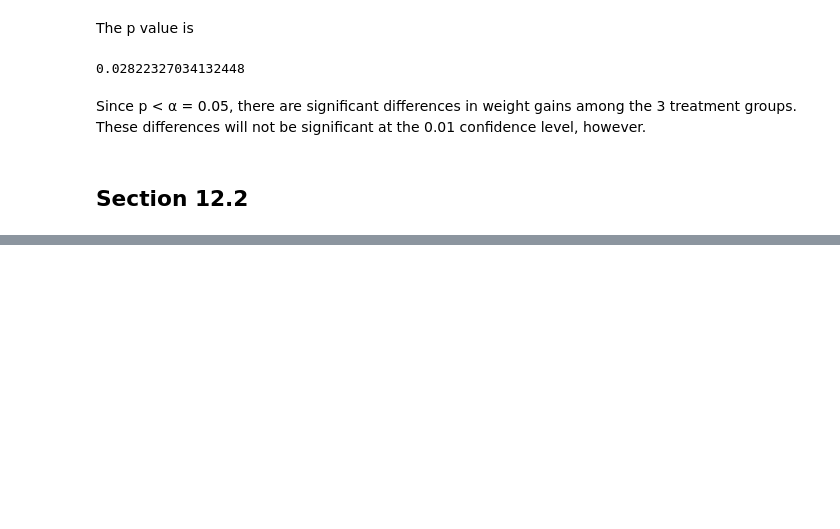
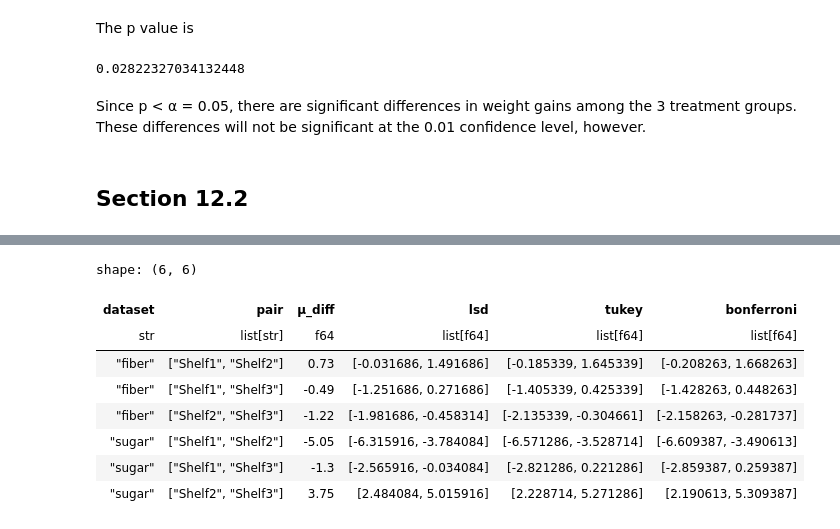
Before and after one commit to asterix314/SDAEI-Tamhane, a Jupyter notebook: ch12/Ch12.ipynb, the cells around one changed output, grey strips where cells are left out. Cells and saved outputs as stored; diff of their text form; code cells hidden in the pictures; blank space fills up the shorter version.

```diff
--- a/ch12/Ch12.ipynb
+++ b/ch12/Ch12.ipynb
@@ -421,8 +434,9 @@ From the charts: the variances are consistent across different groups. The resid
 ### 4.
 # %%
 with open('Ex12-4.json') as file:
-    data = pl.from_dict(json.load(file))
-print(data)
+    DATA['12.4'] = pl.from_dict(json.load(file))
+
+print(DATA['12.4'])
 # %% [output]
 shape: (30, 2)
 ┌──────────┬──────┐
@@ -516,8 +530,9 @@ From the charts: the variances are roughly consistent across different sites.The
 ### 5.
 # %%
 with open('Ex12-5.json') as file:
-    data = pl.from_dict(json.load(file))
-print(data)
+    DATA['12.5'] = pl.from_dict(json.load(file))
+
+print(DATA['12.5'])
 # %% [output]
 shape: (41, 2)
 ┌──────────┬───────┐
@@ -613,8 +629,9 @@ From the charts: the variances are roughly consistent across different diseases.
 ### 6.
 # %%
 with open('Ex12-6.json') as file:
-    data = pl.from_dict(json.load(file))
-print(data)
+    DATA['12.6'] = pl.from_dict(json.load(file))
+
+print(DATA['12.6'])
 # %% [output]
 shape: (107, 2)
 ┌────────┬────────┐
@@ -710,8 +727,8 @@ From the charts: the variances are roughly consistent across different vocal par
 ### 7.
 # %%
 with open('Ex12-7.json') as file:
-    data = pl.from_dict(json.load(file))
-print(data)
+    DATA['12.7'] = pl.from_dict(json.load(file))
+print(DATA['12.7'])
 # %% [output]
 shape: (51, 3)
 ┌───────┬───────┬──────────┐
@@ -827,0 +863,61 @@ Since p < α = 0.05, there are significant differences in weight gains among the
+# %%
+def pairwise_comparison(data: pl.DataFrame, α: float=0.05) -> pl.DataFrame:
+    """
+    returns pairwise comparison results of data as a DataFrame.
+
+    data columns:
+    - dataset: string id of dataset
+    - group: distinct for different treatment groups
+    - n: group size
+    - μ: group mean
+    - s: group standard deviation
+    """
+
+    var_pool = (col('s')**2 * (col('n')-1)).sum() / (col('n') - 1).sum()
+    μ_diff = col('μ') - col('μ_right')
+    dof = col('n_total') - col('n_groups')
+    pairs = col('n_groups') * (col('n_groups') - 1) / 2
+    se = col('s_pool') * (1 / col('n') + 1 / col('n_right')).sqrt()
+
+    crit_lsd = dof.map_batches(lambda dof: stats.t.ppf(1-α/2, df=dof))
+
+    crit_bonferroni = (
+        pl.struct(dof=dof, pairs=pairs)
+        .map_batches(lambda x:
+            stats.t.ppf(1-α/2/x.struct.field('pairs'), df=x.struct.field('dof'))))
+
+    crit_tukey = (
+        pl.struct(dof=dof, n_groups=col('n_groups'))
+        .map_batches(lambda x:
+            stats.studentized_range.ppf(1-α, k=x.struct.field('n_groups'), df=x.struct.field('dof'))))
+
+    def ci(μ, crit, se):
+        return pl.concat_list(μ - crit*se, μ + crit*se)
+
+    return (
+        data
+        .with_columns(
+            n_total=col('n').sum().over('dataset'),
+            n_groups=pl.len().over('dataset'),
+            s_pool=var_pool.sqrt().over('dataset'))
+        .join(data, on='dataset')
+        .filter(col('group') < col('group_right'))
+        .select(
+            'dataset',
+            pair=pl.concat_list(col('group'), col('group_right')),
+            μ_diff=μ_diff,
+            lsd=ci(μ_diff, crit_lsd, se),
+            tukey=ci(μ_diff, crit_tukey, se/np.sqrt(2)),
+            bonferroni=ci(μ_diff, crit_bonferroni, se)))
+
+pairwise_comparison(DATA['12.1'])
+# %% [output]
+shape: (6, 6)
+| dataset | pair | μ_diff | lsd | tukey | bonferroni |
+| str | list[str] | f64 | list[f64] | list[f64] | list[f64] |
+| "fiber" | ["Shelf1", "Shelf2"] | 0.73 | [-0.031686, 1.491686] | [-0.185339, 1.645339] | [-0.208263, 1.668263] |
+| "fiber" | ["Shelf1", "Shelf3"] | -0.49 | [-1.251686, 0.271686] | [-1.405339, 0.425339] | [-1.428263, 0.448263] |
+| "fiber" | ["Shelf2", "Shelf3"] | -1.22 | [-1.981686, -0.458314] | [-2.135339, -0.304661] | [-2.158263, -0.281737] |
+| "sugar" | ["Shelf1", "Shelf2"] | -5.05 | [-6.315916, -3.784084] | [-6.571286, -3.528714] | [-6.609387, -3.490613] |
+| "sugar" | ["Shelf1", "Shelf3"] | -1.3 | [-2.565916, -0.034084] | [-2.821286, 0.221286] | [-2.859387, 0.259387] |
+| "sugar" | ["Shelf2", "Shelf3"] | 3.75 | [2.484084, 5.015916] | [2.228714, 5.271286] | [2.190613, 5.309387] |
```
Also changed, not shown: parts of 43 cells of this notebook.
